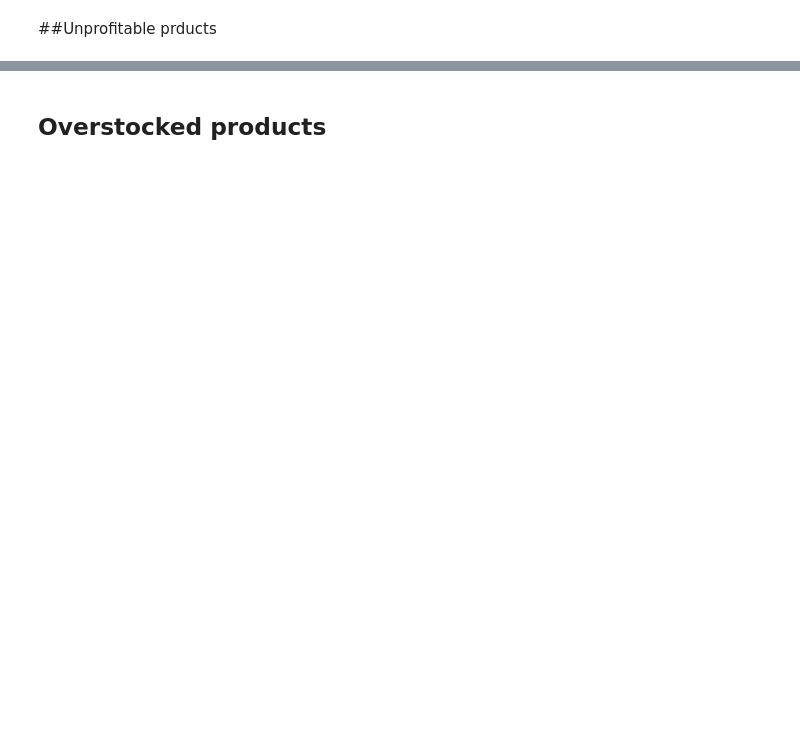
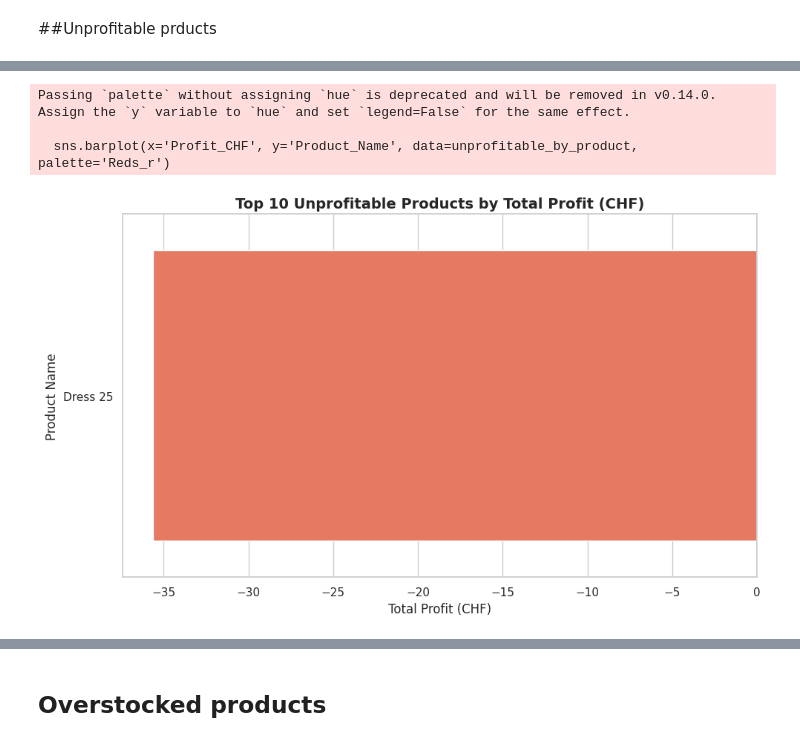
Before and after one commit to Mainabryan/SWISS-CLOTHING-BRAND, a Jupyter notebook: Swiss_clothing_brand.ipynb, the cells around one changed output, grey strips where cells are left out. Drawn from its saved outputs; the diff is of its cells as text; code cells hidden in the pictures; blank space fills up the shorter version.

```diff
--- a/Swiss_clothing_brand.ipynb
+++ b/Swiss_clothing_brand.ipynb
@@ -587,3 +765,30 @@ plt.show()
+# %%
+# Merge sales and product tables to get cost price for profit calculation
+sales_with_products = sales_table.merge(
+    product_table[['Product_ID', 'Cost_Price_CHF', 'Product_Name']],
+    on='Product_ID',
+    how='left'
+)
+
+# Calculate profit for each sale
+sales_with_products['Profit_CHF'] = (sales_with_products['Unit_Price_CHF'] * sales_with_products['Quantity']) - (sales_with_products['Cost_Price_CHF'] * sales_with_products['Quantity']) - sales_with_products['Discount_CHF']
+
+# Aggregate unprofitable sales by product
+unprofitable_by_product = sales_with_products[sales_with_products['Profit_CHF'] <= 0].groupby('Product_Name')['Profit_CHF'].sum().reset_index().sort_values('Profit_CHF').head(10)
+
+# Seaborn bar plot
+plt.figure(figsize=(10, 6))
+sns.barplot(x='Profit_CHF', y='Product_Name', data=unprofitable_by_product, palette='Reds_r')
+plt.title('Top 10 Unprofitable Products by Total Profit (CHF)', fontsize=14, weight='bold')
+plt.xlabel('Total Profit (CHF)')
+plt.ylabel('Product Name')
+plt.tight_layout()
+plt.show()
+# %% [output]
+Passing `palette` without assigning `hue` is deprecated and will be removed in v0.14.0. Assign the `y` variable to `hue` and set `legend=False` for the same effect.
+
+  sns.barplot(x='Profit_CHF', y='Product_Name', data=unprofitable_by_product, palette='Reds_r')
+[figure, added]
 # %%
 # Seaborn bar plot for overstocked products
 plt.figure(figsize=(10, 6))
```
Also changed, not shown: parts of 24 cells of this notebook.
